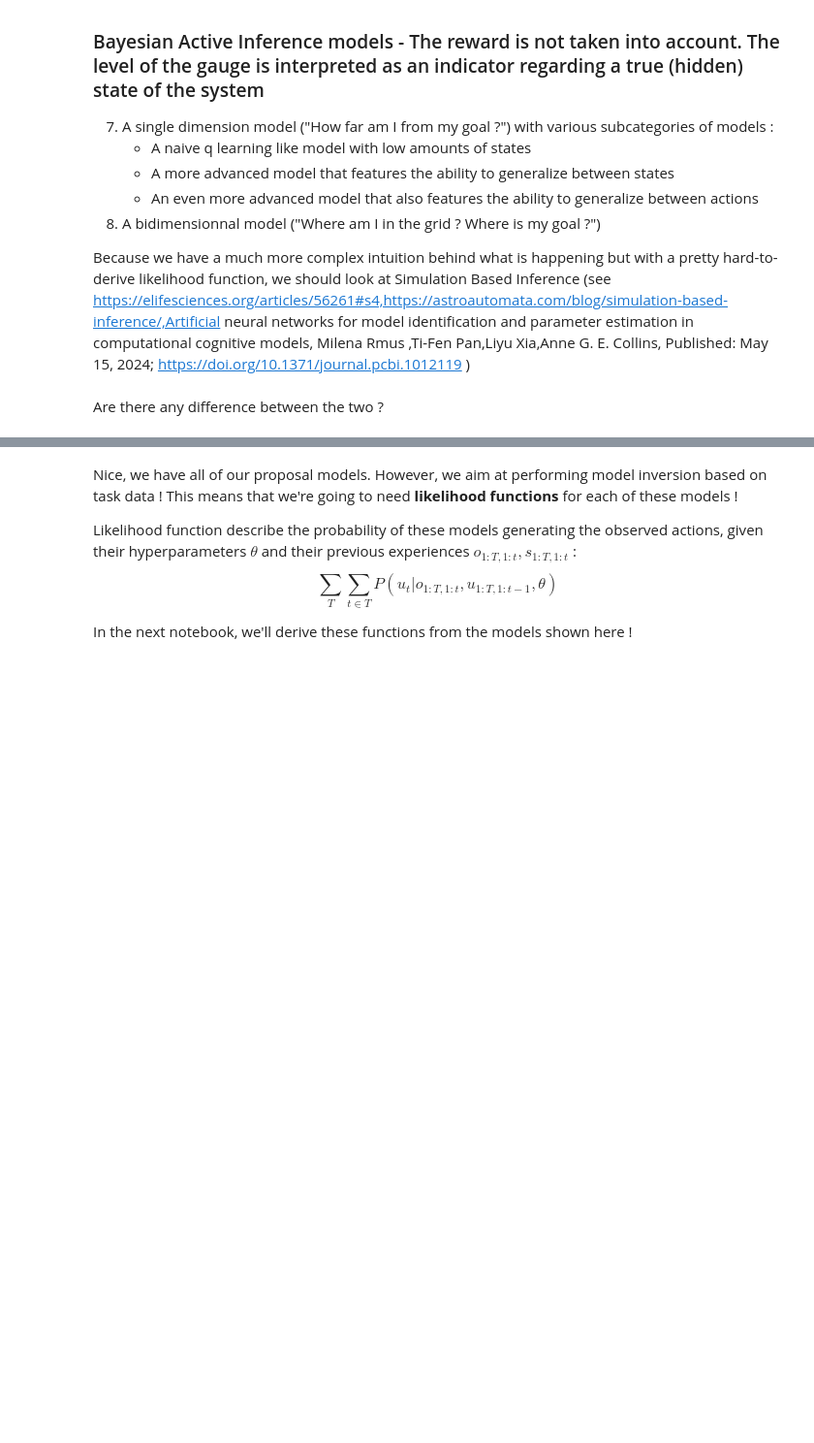
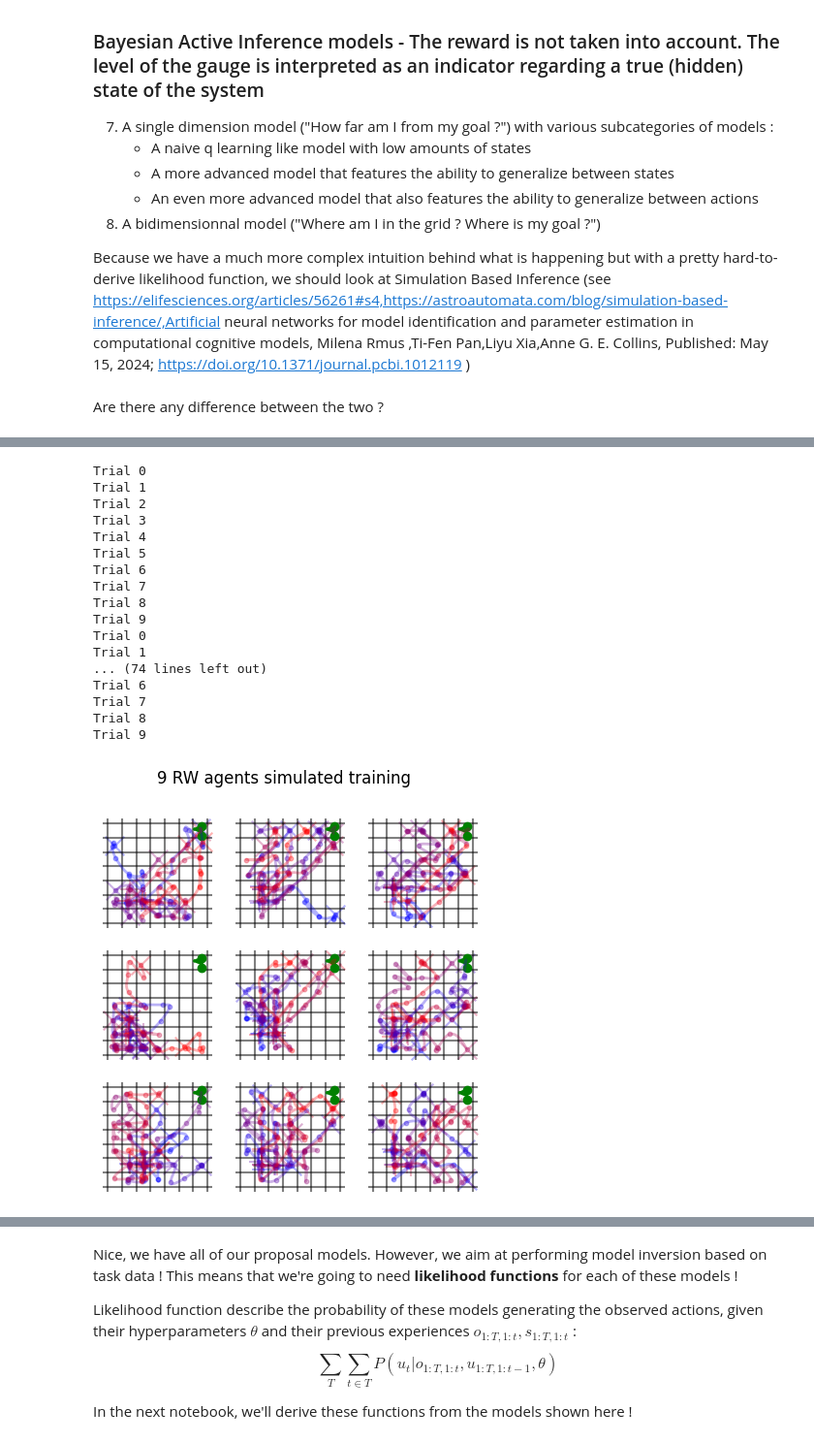
Before and after one commit to Erresthor/Behavioural_analog_to_BCI_training, a Jupyter notebook: computational_modeling_103_proposal_models.ipynb, the cells around one changed output, grey strips where cells are left out. Shown at 97% size. Saved outputs shown, nothing was run; the diff lists cells and outputs as text; code cells hidden in the pictures; blank space fills up the shorter version.

```diff
--- a/computational_modeling_103_proposal_models.ipynb
+++ b/computational_modeling_103_proposal_models.ipynb
@@ -223,0 +179,38 @@ Trial 9
+# %%
+from agents import rescorla_wagner_agent
+
+NTRIALS = 10
+fig,axs = plt.subplots(3,3,sharex=True,sharey=True,figsize= (5,5))
+fig.suptitle("9 RW agents simulated training")
+
+for ax in axs.reshape(-1):
+    # In : an agent based on some hyperparameters :
+    SEED = np.random.randint(1000)
+
+    rw_agent_hyperparameters = (0.5,10.0)
+    rw_agent_constants = (9,)
+
+    params_final,training_hist = run_loop(env,rescorla_wagner_agent(rw_agent_hyperparameters,rw_agent_constants),SEED,NTRIALS)
+
+    simulated_states = np.array(training_hist["env_states"])
+
+    plot_training(ax,simulated_states,GRID_SIZE,END_COORD,line_width=2,alpha=0.3)
+# %% [output]
+Trial 0
+Trial 1
+Trial 2
+Trial 3
+Trial 4
+Trial 5
+Trial 6
+Trial 7
+Trial 8
+Trial 9
+Trial 0
+Trial 1
+... (74 lines left out)
+Trial 6
+Trial 7
+Trial 8
+Trial 9
+[figure, added]
```
Also changed, not shown: parts of 14 cells of this notebook, 19 other files.
